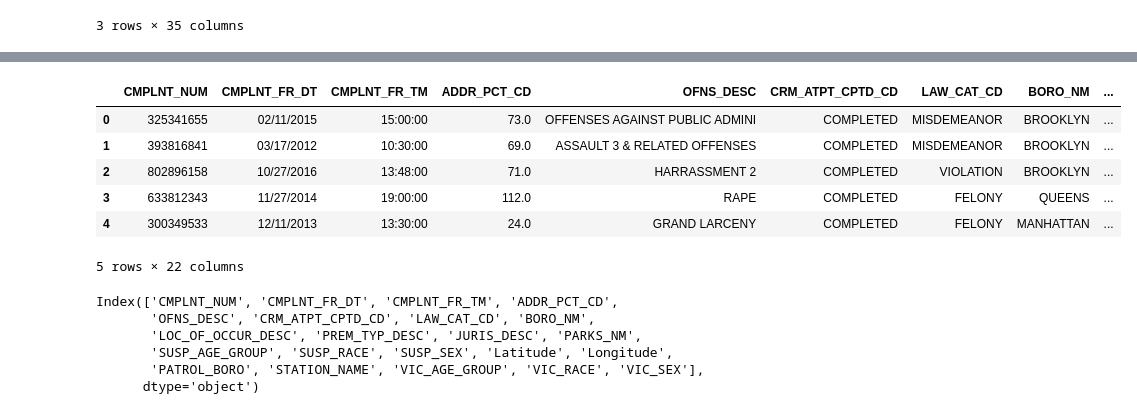
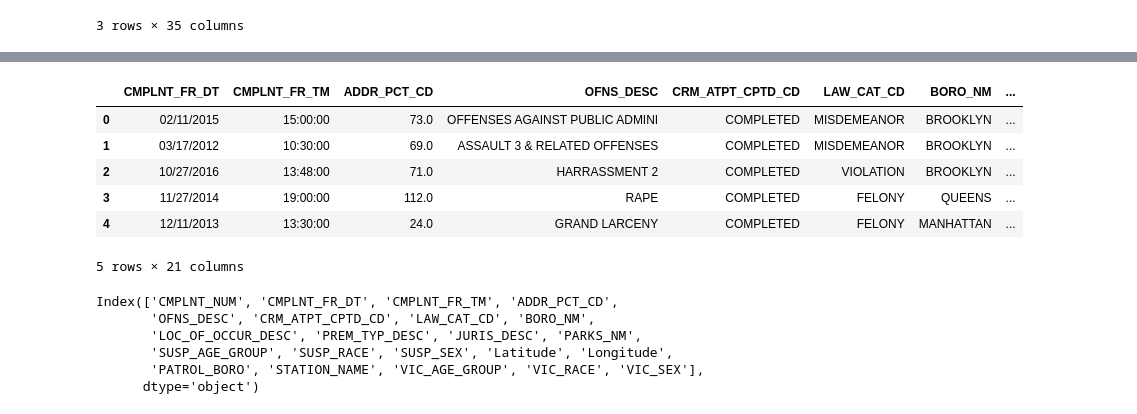
Before and after one commit to candiesforlife/minority_report, a Jupyter notebook: notebooks/Alice_Pre_Clean.ipynb, the cells around one changed output, grey strips where cells are left out. Saved outputs shown, nothing was run; the diff lists cells and outputs as text; code cells hidden in the pictures.

Commit message:
Dropped unnecessary columns

```diff
--- a/notebooks/Alice_Pre_Clean.ipynb
+++ b/notebooks/Alice_Pre_Clean.ipynb
@@ -92,30 +92,31 @@ dtype: int64
 # %%
 #df[['X_COORD_CD', 'Y_COORD_CD', 'Latitude', 'Longitude']]
 # %%
-data = df.drop(columns=['CMPLNT_TO_DT',\
-                      'CMPLNT_TO_TM', \
-                      'HADEVELOPT',\
-                      'HOUSING_PSA',\
-                     'JURISDICTION_CODE',\
-                      'KY_CD',\
-                      'PD_CD',\
-                      'PD_DESC',\
-                      'RPT_DT',\
-                      'TRANSIT_DISTRICT',\
-                      'X_COORD_CD',\
-                      'Y_COORD_CD',\
+data = df.drop(columns = ['CMPLNT_NUM',
+                        'CMPLNT_TO_DT',
+                        'CMPLNT_TO_TM',
+                        'HADEVELOPT',
+                        'HOUSING_PSA',
+                        'JURISDICTION_CODE',
+                        'KY_CD',
+                        'PD_CD',
+                        'PD_DESC',
+                        'RPT_DT',
+                        'TRANSIT_DISTRICT',
+                        'X_COORD_CD',
+                        'Y_COORD_CD',
                         'Lat_Lon'
-                     ])
+                       ])
 del df
 data.head()
 # %% [output]
-|  | CMPLNT_NUM | CMPLNT_FR_DT | CMPLNT_FR_TM | ADDR_PCT_CD | OFNS_DESC | CRM_ATPT_CPTD_CD | LAW_CAT_CD | BORO_NM | ... |
-| 0 | 325341655 | 02/11/2015 | 15:00:00 | 73.0 | OFFENSES AGAINST PUBLIC ADMINI | COMPLETED | MISDEMEANOR | BROOKLYN | ... |
-| 1 | 393816841 | 03/17/2012 | 10:30:00 | 69.0 | ASSAULT 3 & RELATED OFFENSES | COMPLETED | MISDEMEANOR | BROOKLYN | ... |
-| 2 | 802896158 | 10/27/2016 | 13:48:00 | 71.0 | HARRASSMENT 2 | COMPLETED | VIOLATION | BROOKLYN | ... |
-| 3 | 633812343 | 11/27/2014 | 19:00:00 | 112.0 | RAPE | COMPLETED | FELONY | QUEENS | ... |
-| 4 | 300349533 | 12/11/2013 | 13:30:00 | 24.0 | GRAND LARCENY | COMPLETED | FELONY | MANHATTAN | ... |
+|  | CMPLNT_FR_DT | CMPLNT_FR_TM | ADDR_PCT_CD | OFNS_DESC | CRM_ATPT_CPTD_CD | LAW_CAT_CD | BORO_NM | ... |
+| 0 | 02/11/2015 | 15:00:00 | 73.0 | OFFENSES AGAINST PUBLIC ADMINI | COMPLETED | MISDEMEANOR | BROOKLYN | ... |
+| 1 | 03/17/2012 | 10:30:00 | 69.0 | ASSAULT 3 & RELATED OFFENSES | COMPLETED | MISDEMEANOR | BROOKLYN | ... |
+| 2 | 10/27/2016 | 13:48:00 | 71.0 | HARRASSMENT 2 | COMPLETED | VIOLATION | BROOKLYN | ... |
+| 3 | 11/27/2014 | 19:00:00 | 112.0 | RAPE | COMPLETED | FELONY | QUEENS | ... |
+| 4 | 12/11/2013 | 13:30:00 | 24.0 | GRAND LARCENY | COMPLETED | FELONY | MANHATTAN | ... |
-5 rows × 22 columns
+5 rows × 21 columns
 # %%
 data.columns
 # %% [output]
```
Also changed, not shown: 1 other file.
